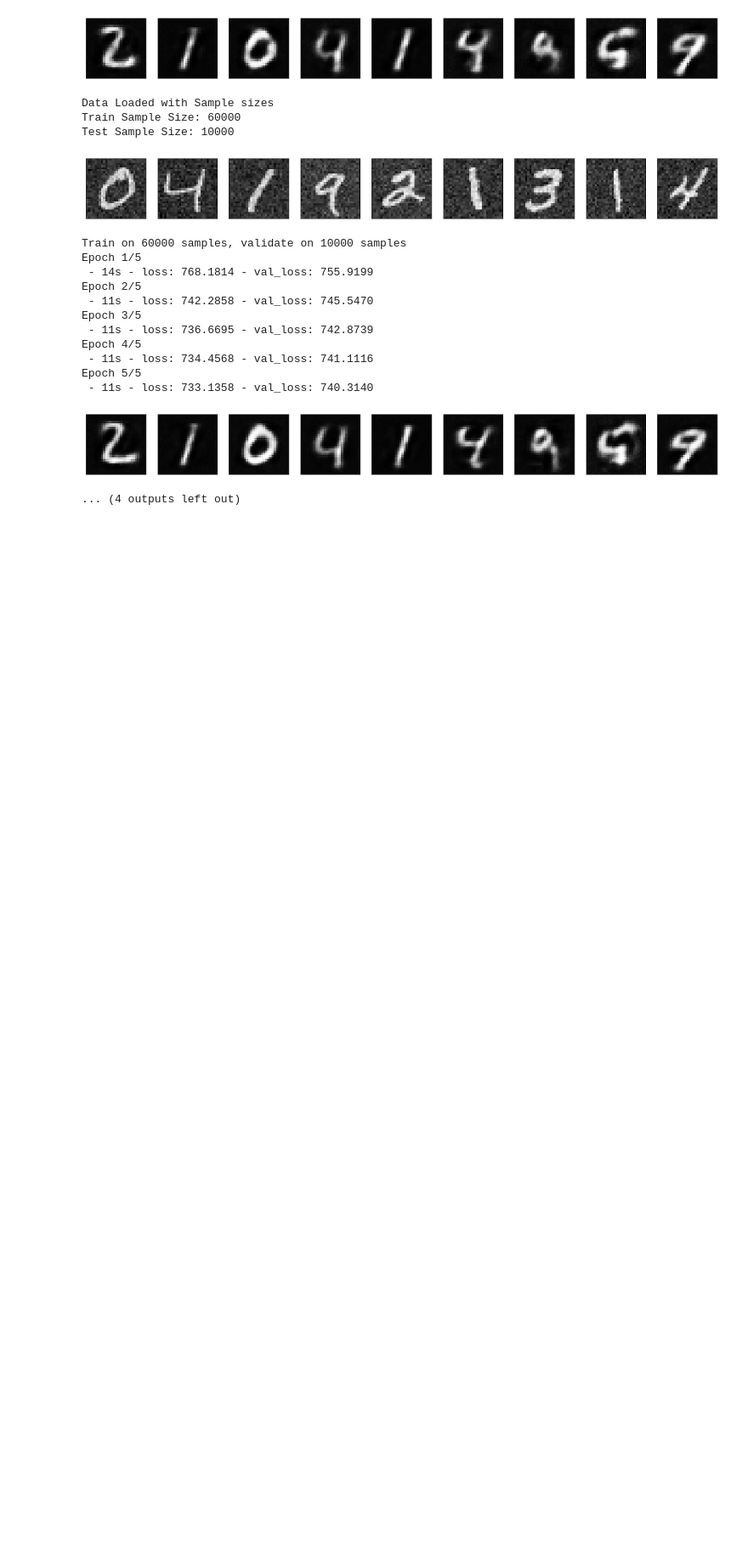
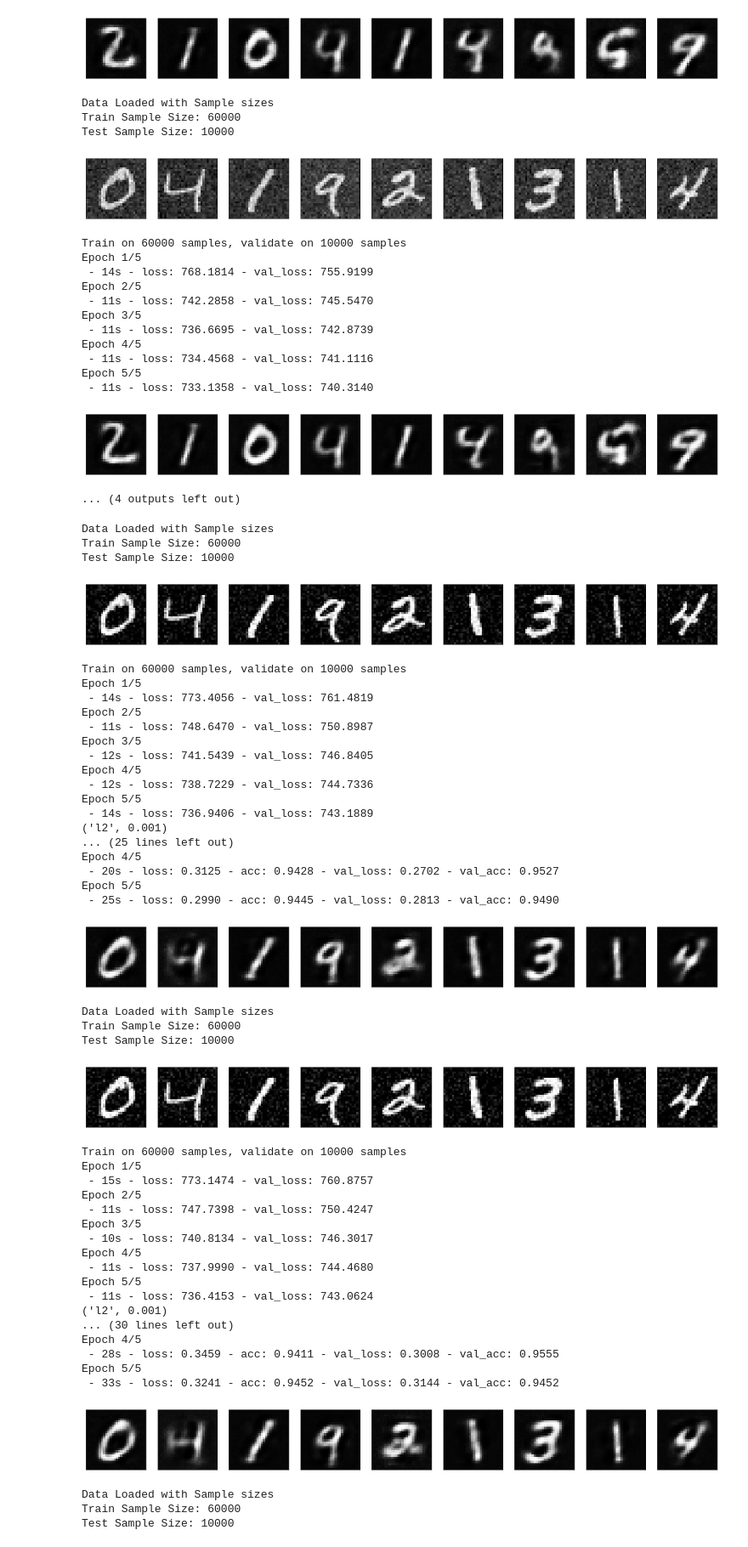
Before and after one commit to shivammehta007/Deep-Learning, a Jupyter notebook: Task 1 Setting Up Env.ipynb, the cells around one changed output. Shown at 85% size. Drawn from its saved outputs; the diff is of its cells as text; code cells hidden in the pictures; blank space fills up the shorter version.

```diff
--- a/Task 1 Setting Up Env.ipynb
+++ b/Task 1 Setting Up Env.ipynb
@@ -87,11 +87,15 @@ class MyModel:
         plt.figure(figsize=(20, 4))
         for i in range(1,n):
             ax = plt.subplot(2, n, i)
-            plt.imshow(self.x_train_noisy[i].reshape(28, 28))
+            plt.imshow(self.x_train[i].reshape(28, 28))
             plt.gray()
             ax.get_xaxis().set_visible(False)
             ax.get_yaxis().set_visible(False)
         plt.show()
+
+
+
+
 
     def create_decoder_model(self):
         input_img = Input(shape = (784,))
@@ -109,9 +113,13 @@ class MyModel:
                 shuffle=True,
                 validation_data=(self.x_test, self.x_test))
 
-        image_with_noise = autoencoder.predict(self.x_test)
+        image_with_noise_x_test = autoencoder.predict(self.x_test)
+        image_with_noise_x_train = autoencoder.predict(self.x_train)
 
-        return image_with_noise, history
+        self.x_train = image_with_noise_x_train
+        self.x_test = image_with_noise_x_test
+
+        return image_with_noise_x_test, history
 
 
     def build_model(self):
@@ -370,3 +380,64 @@ Epoch 5/5
  - 11s - loss: 733.1358 - val_loss: 740.3140
 [figure]
 ... (4 outputs left out)
+# %%
+denoised_data = []
+denoised_model_history = []
+
+for layer_activation in combinations:
+    model = MyModel(layer_activation, epochs=5)
+    model.add_noise()
+    model.print_head()
+    image_with_noise , history = model.create_decoder_model()
+    model.build_model()
+    denoised_model_history.append(model.train_model())
+    model.print_head()
+    denoised_data.append(history)
+# %% [output]
+Data Loaded with Sample sizes
+Train Sample Size: 60000
+Test Sample Size: 10000
+[figure, added]
+Train on 60000 samples, validate on 10000 samples
+Epoch 1/5
+ - 14s - loss: 773.4056 - val_loss: 761.4819
+Epoch 2/5
+ - 11s - loss: 748.6470 - val_loss: 750.8987
+Epoch 3/5
+ - 12s - loss: 741.5439 - val_loss: 746.8405
+Epoch 4/5
+ - 12s - loss: 738.7229 - val_loss: 744.7336
+Epoch 5/5
+ - 14s - loss: 736.9406 - val_loss: 743.1889
+('l2', 0.001)
+... (25 lines left out)
+Epoch 4/5
+ - 20s - loss: 0.3125 - acc: 0.9428 - val_loss: 0.2702 - val_acc: 0.9527
+Epoch 5/5
+ - 25s - loss: 0.2990 - acc: 0.9445 - val_loss: 0.2813 - val_acc: 0.9490
+[figure, added]
+Data Loaded with Sample sizes
+Train Sample Size: 60000
+Test Sample Size: 10000
+[figure, added]
+Train on 60000 samples, validate on 10000 samples
+Epoch 1/5
+ - 15s - loss: 773.1474 - val_loss: 760.8757
+Epoch 2/5
+ - 11s - loss: 747.7398 - val_loss: 750.4247
+Epoch 3/5
+ - 10s - loss: 740.8134 - val_loss: 746.3017
+Epoch 4/5
+ - 11s - loss: 737.9990 - val_loss: 744.4680
+Epoch 5/5
+ - 11s - loss: 736.4153 - val_loss: 743.0624
+('l2', 0.001)
+... (30 lines left out)
+Epoch 4/5
+ - 28s - loss: 0.3459 - acc: 0.9411 - val_loss: 0.3008 - val_acc: 0.9555
+Epoch 5/5
+ - 33s - loss: 0.3241 - acc: 0.9452 - val_loss: 0.3144 - val_acc: 0.9452
+[figure, added]
+Data Loaded with Sample sizes
+Train Sample Size: 60000
+Test Sample Size: 10000
```
Also changed, not shown: parts of 2 cells of this notebook.
